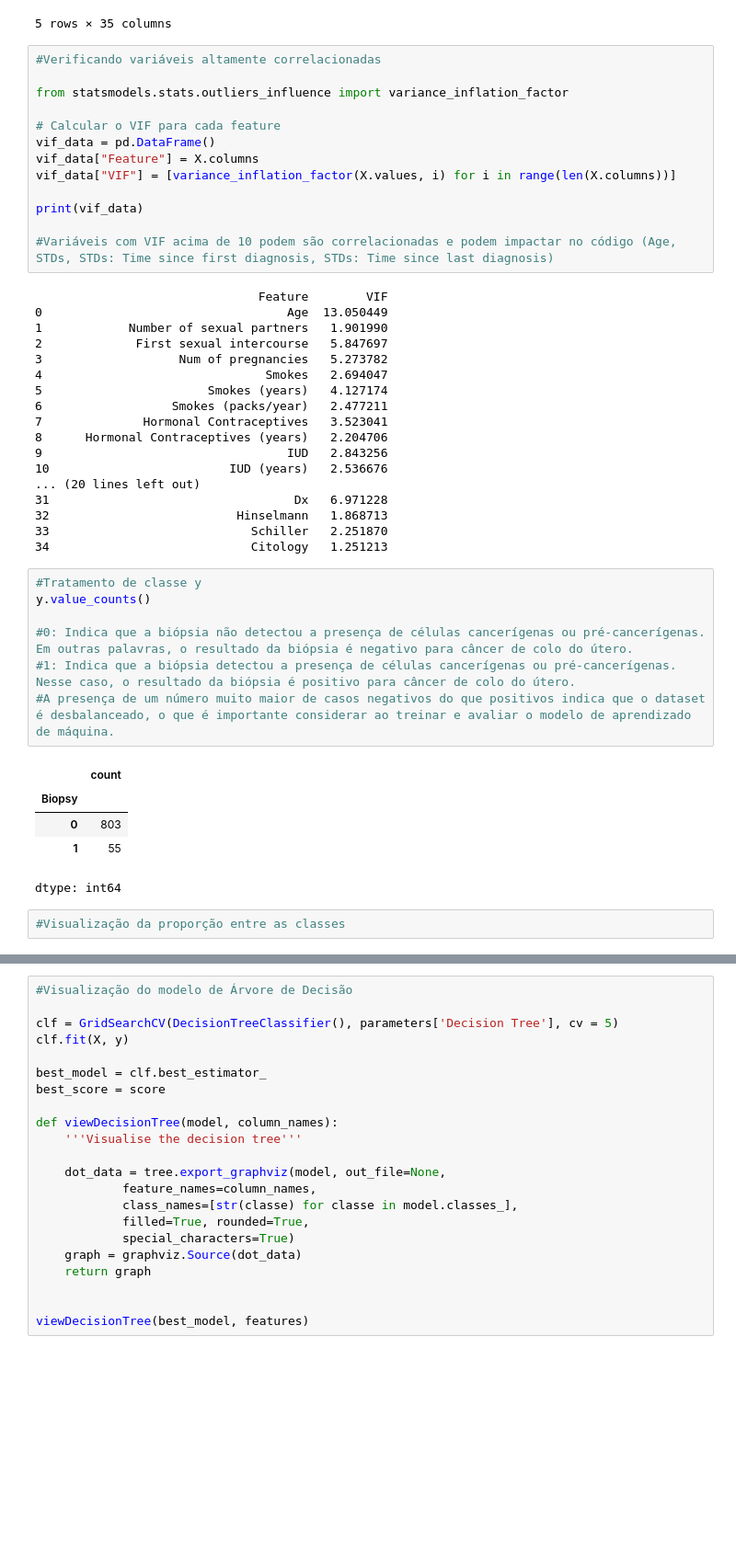
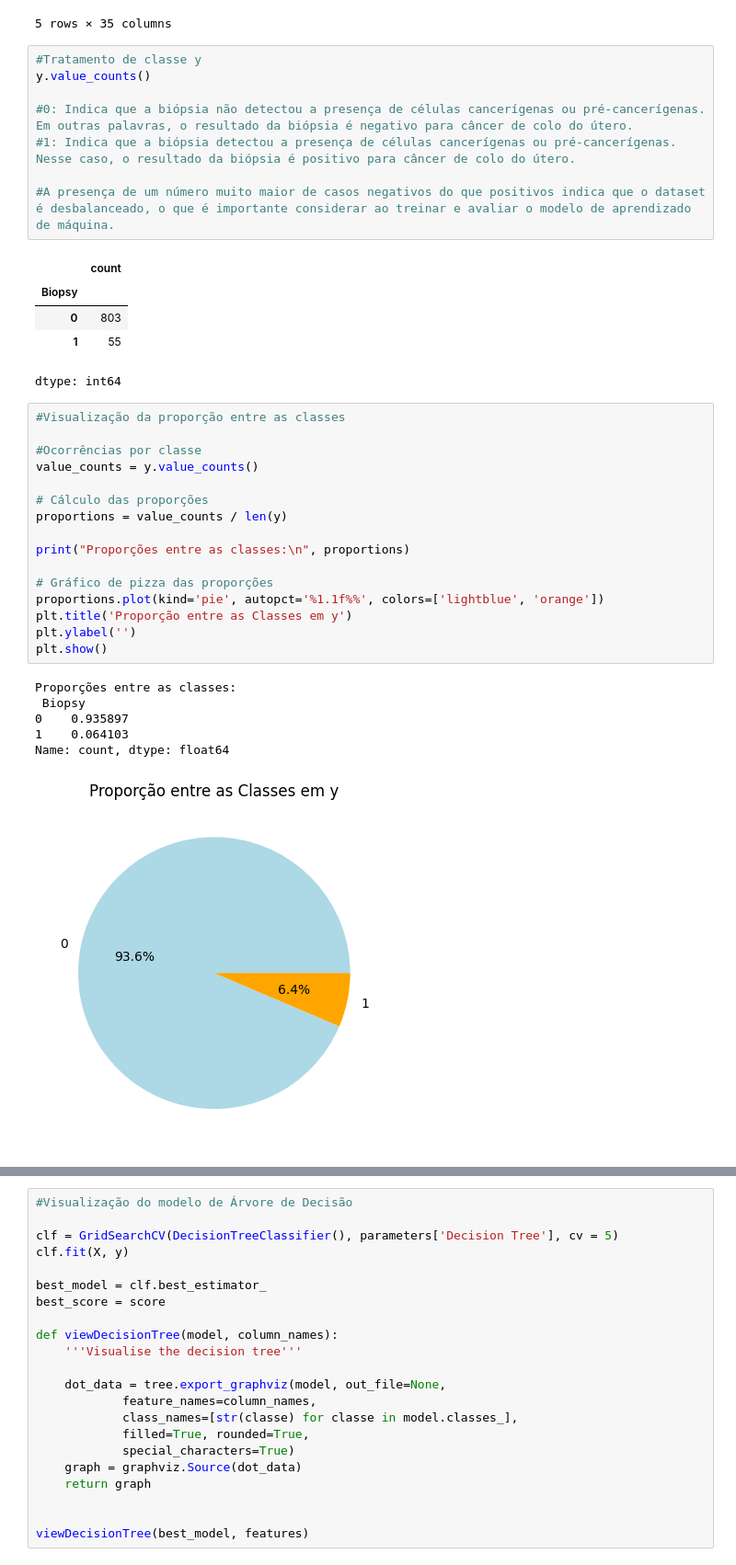
Before and after one commit to britoguilherme75/Atividade-3---IA, a Jupyter notebook: Projeto_de_Aplicação_Câncer_de_Colo_do_Útero.ipynb, the cells around one changed output, grey strips where cells are left out. Shown at 92% size. Cells and saved outputs as stored; diff of their text form; blank space fills up the shorter version.

```diff
--- a/Projeto_de_Aplicação_Câncer_de_Colo_do_Útero.ipynb
+++ b/Projeto_de_Aplicação_Câncer_de_Colo_do_Útero.ipynb
@@ -173,43 +171,13 @@ X.head()
 | 3 | 0.549296 | 0.148148 | 0.272727 | 0.363636 | 1.0 | 1.0 | ... |
 | 4 | 0.464789 | 0.074074 | 0.500000 | 0.363636 | 0.0 | 0.0 | ... |
 5 rows × 35 columns
-# %%
-#Verificando variáveis altamente correlacionadas
-
-from statsmodels.stats.outliers_influence import variance_inflation_factor
-
-# Calcular o VIF para cada feature
-vif_data = pd.DataFrame()
-vif_data["Feature"] = X.columns
-vif_data["VIF"] = [variance_inflation_factor(X.values, i) for i in range(len(X.columns))]
-
-print(vif_data)
-
-#Variáveis com VIF acima de 10 podem são correlacionadas e podem impactar no código (Age, STDs, STDs: Time since first diagnosis, STDs: Time since last diagnosis)
-# %% [output]
-                               Feature        VIF
-0                                  Age  13.050449
-1            Number of sexual partners   1.901990
-2             First sexual intercourse   5.847697
-3                   Num of pregnancies   5.273782
-4                               Smokes   2.694047
-5                       Smokes (years)   4.127174
-6                  Smokes (packs/year)   2.477211
-7              Hormonal Contraceptives   3.523041
-8      Hormonal Contraceptives (years)   2.204706
-9                                  IUD   2.843256
-10                         IUD (years)   2.536676
-... (20 lines left out)
-31                                  Dx   6.971228
-32                          Hinselmann   1.868713
-33                            Schiller   2.251870
-34                            Citology   1.251213
 # %%
 #Tratamento de classe y
 y.value_counts()
 
 #0: Indica que a biópsia não detectou a presença de células cancerígenas ou pré-cancerígenas. Em outras palavras, o resultado da biópsia é negativo para câncer de colo do útero.
 #1: Indica que a biópsia detectou a presença de células cancerígenas ou pré-cancerígenas. Nesse caso, o resultado da biópsia é positivo para câncer de colo do útero.
+
 #A presença de um número muito maior de casos negativos do que positivos indica que o dataset é desbalanceado, o que é importante considerar ao treinar e avaliar o modelo de aprendizado de máquina.
 # %% [output]
 |  | count |
@@ -217,7 +185,28 @@ y.value_counts()
 | 0 | 803 |
 | 1 | 55 |
 dtype: int64
-# %%
-#Visualização da proporção entre as classes
+# %%
+#Visualização da proporção entre as classes
+
+#Ocorrências por classe
+value_counts = y.value_counts()
+
+# Cálculo das proporções
+proportions = value_counts / len(y)
+
+print("Proporções entre as classes:\n", proportions)
+
+# Gráfico de pizza das proporções
+proportions.plot(kind='pie', autopct='%1.1f%%', colors=['lightblue', 'orange'])
+plt.title('Proporção entre as Classes em y')
+plt.ylabel('')
+plt.show()
+# %% [output]
+Proporções entre as classes:
+ Biopsy
+0    0.935897
+1    0.064103
+Name: count, dtype: float64
+[figure, added]
 # %%
 # Dividir os dados em conjuntos de treinamento e teste
```
Also changed, not shown: parts of 20 cells of this notebook.
